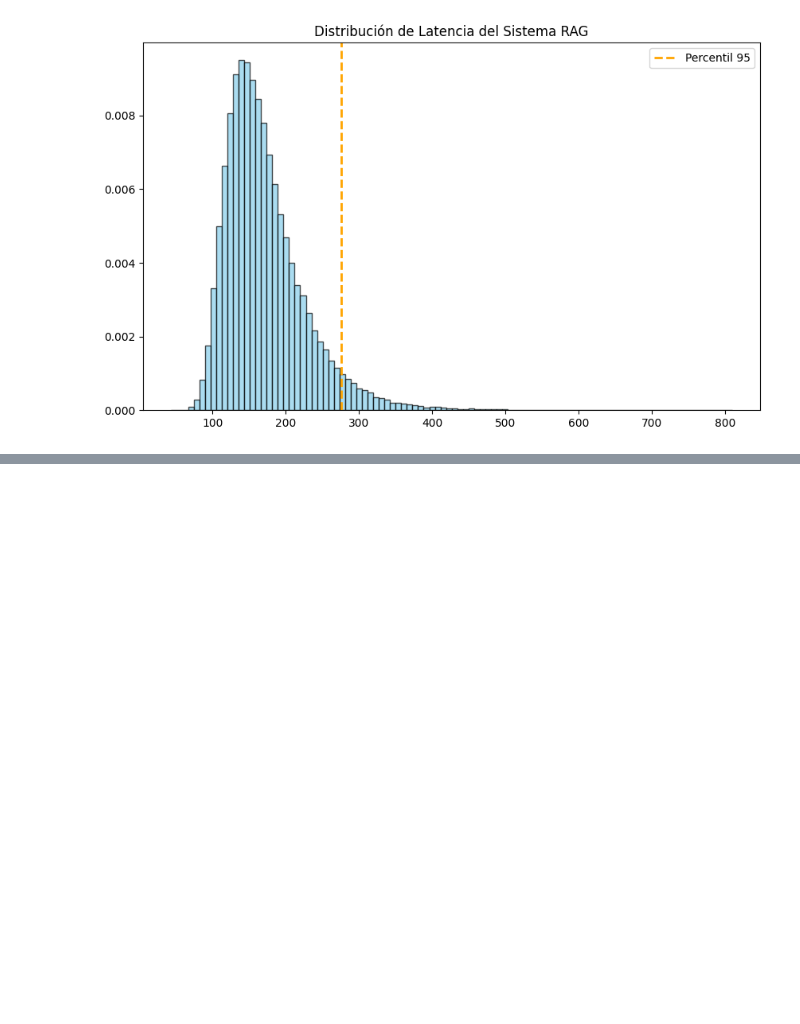
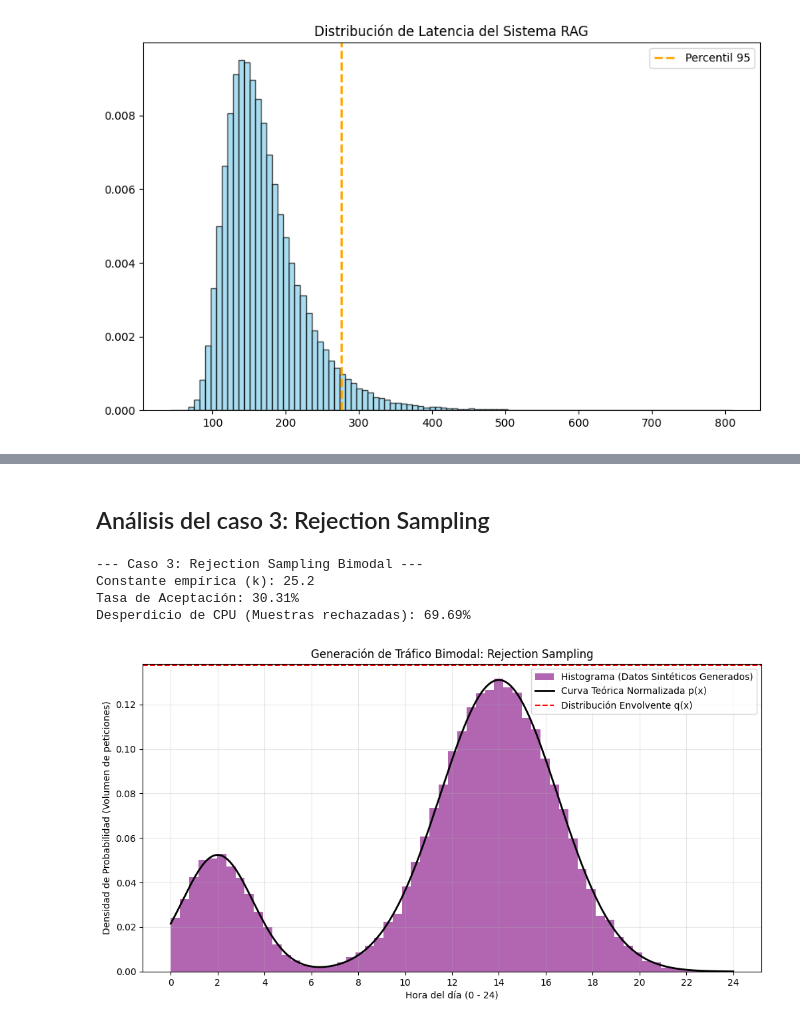
Before and after one commit to Thomasggrisales/Simulacion_Montecarlo, a Jupyter notebook: Evaluacion_Simulacion.ipynb, the cells around one changed output, grey strips where cells are left out. Drawn from its saved outputs; the diff is of its cells as text; code cells hidden in the pictures; blank space fills up the shorter version.

```diff
--- a/Evaluacion_Simulacion.ipynb
+++ b/Evaluacion_Simulacion.ipynb
@@ -26,0 +72,46 @@ plt.show()
+# %% [markdown]
+## Análisis del caso 3: Rejection Sampling
+# %%
+import numpy as np
+import matplotlib.pyplot as plt
+from montecarlo_lib.simuladores import simular_rejection_sampling
+
+# Se ejecuta la simulación
+resultados_rs = simular_rejection_sampling(num_muestras=50000, semilla=42)
+muestras = resultados_rs["muestras"]
+p_star = resultados_rs["funcion_p_star"]
+k = resultados_rs["k"]
+tasa_aceptacion = resultados_rs["tasa_aceptacion"]
+
+# Se muestran los indicadores de eficiencia
+print("--- Caso 3: Rejection Sampling Bimodal ---")
+print(f"Constante empírica (k): {k}")
+print(f"Tasa de Aceptación: {tasa_aceptacion * 100:.2f}%")
+print(f"Desperdicio de CPU (Muestras rechazadas): {(1 - tasa_aceptacion) * 100:.2f}%\n")
+
+# Se grafica el resultado
+plt.figure(figsize=(12, 6))
+
+x_vals = np.linspace(0, 24, 1000)
+
+plt.hist(muestras, bins=60, density=True, alpha=0.6, color='purple', label='Histograma (Datos Sintéticos Generados)')
+
+area_bajo_curva = np.trapezoid(p_star(x_vals), x_vals)
+plt.plot(x_vals, p_star(x_vals) / area_bajo_curva, 'k-', linewidth=2, label='Curva Teórica Normalizada p(x)')
+
+envolvente_normalizada = (k * (1/24)) / area_bajo_curva
+plt.axhline(y=envolvente_normalizada, color='red', linestyle='--', label='Distribución Envolvente q(x)')
+
+plt.title('Generación de Tráfico Bimodal: Rejection Sampling')
+plt.xlabel('Hora del día (0 - 24)')
+plt.ylabel('Densidad de Probabilidad (Volumen de peticiones)')
+plt.xticks(np.arange(0, 25, 2))
+plt.legend()
+plt.grid(alpha=0.3)
+plt.show()
+# %% [output]
+--- Caso 3: Rejection Sampling Bimodal ---
+Constante empírica (k): 25.2
+Tasa de Aceptación: 30.31%
+Desperdicio de CPU (Muestras rechazadas): 69.69%
+[figure, added]
```
Also changed, not shown: parts of 6 cells of this notebook, 1 other file.
